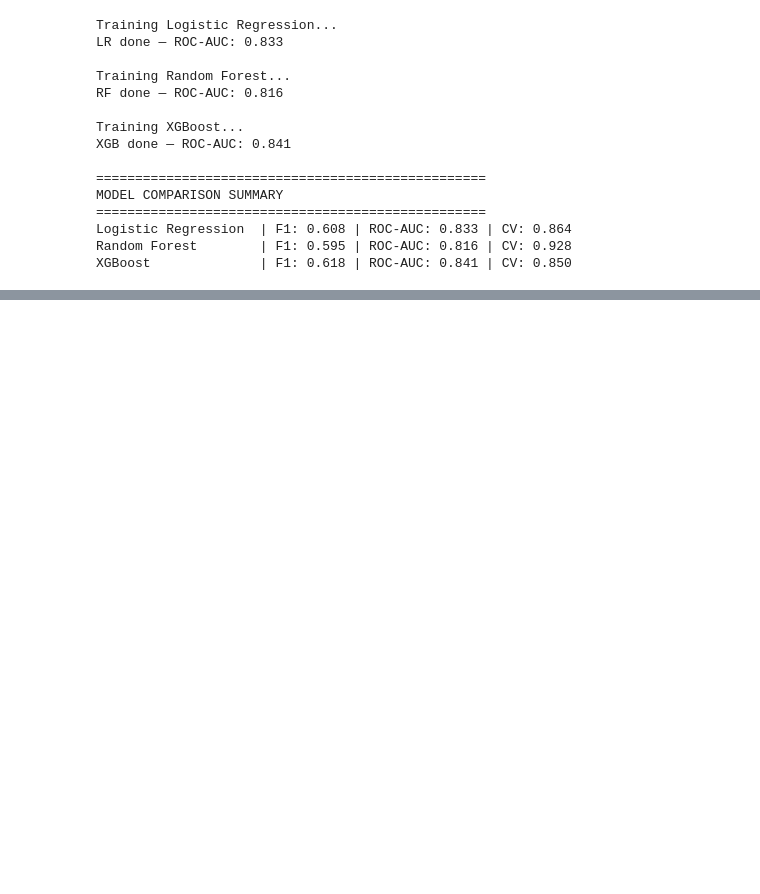
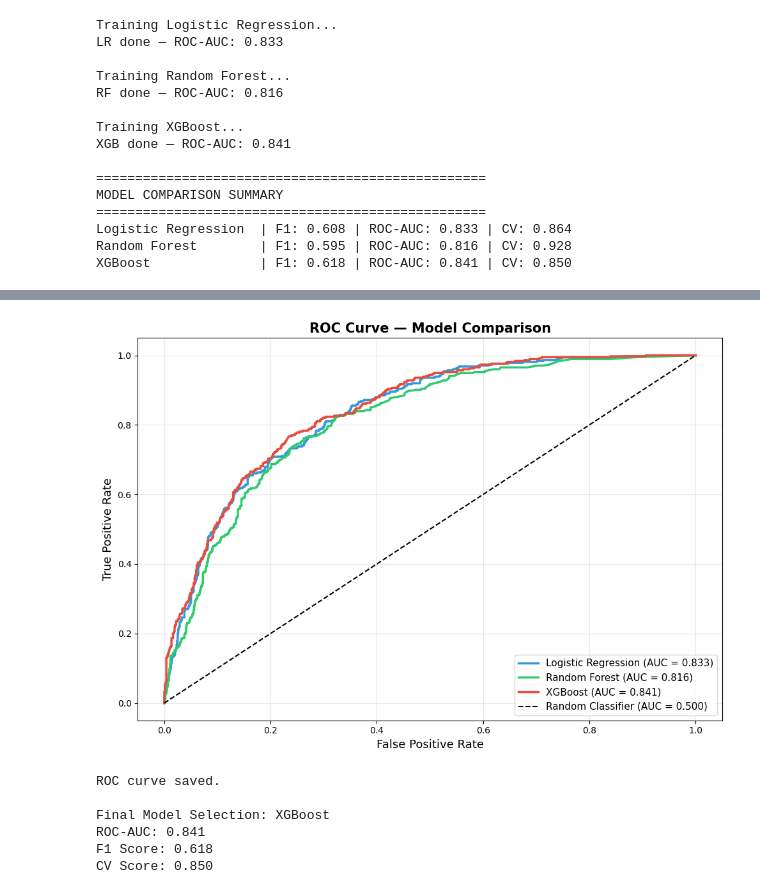
Before and after one commit to PatrickOnuohaJr/Churn-Prediction, a Jupyter notebook: Churn_Prediction_v2.ipynb, the cells around one changed output, grey strips where cells are left out. Saved outputs shown, nothing was run; the diff lists cells and outputs as text; code cells hidden in the pictures; blank space fills up the shorter version.

```diff
--- a/Churn_Prediction_v2.ipynb
+++ b/Churn_Prediction_v2.ipynb
@@ -280,0 +342,46 @@ XGBoost              | F1: 0.618 | ROC-AUC: 0.841 | CV: 0.850
+# %%
+# ============================================================
+# SECTION 8: ROC CURVE COMPARISON
+# ============================================================
+
+plt.figure(figsize=(10, 7))
+
+# Plot ROC curve for each model
+models_plot = {
+    'Logistic Regression': (y_prob_lr, '#3498db'),
+    'Random Forest': (y_prob_rf, '#2ecc71'),
+    'XGBoost': (y_prob_xgb, '#e74c3c')
+}
+
+for name, (y_prob, color) in models_plot.items():
+    fpr, tpr, _ = roc_curve(y_test, y_prob)
+    auc = roc_auc_score(y_test, y_prob)
+    plt.plot(fpr, tpr, color=color, linewidth=2.5,
+             label=f'{name} (AUC = {auc:.3f})')
+
+# Plot random baseline
+plt.plot([0, 1], [0, 1], 'k--', linewidth=1.5, label='Random Classifier (AUC = 0.500)')
+
+# Formatting
+plt.xlabel('False Positive Rate', fontsize=13)
+plt.ylabel('True Positive Rate', fontsize=13)
+plt.title('ROC Curve — Model Comparison', fontsize=15, fontweight='bold')
+plt.legend(loc='lower right', fontsize=11)
+plt.grid(alpha=0.3)
+plt.tight_layout()
+plt.savefig('Visualizations/roc_curve_comparison.png', dpi=150, bbox_inches='tight')
+plt.show()
+
+print("ROC curve saved.")
+print(f"\nFinal Model Selection: XGBoost")
+print(f"ROC-AUC: {results['XGBoost']['roc_auc']:.3f}")
+print(f"F1 Score: {results['XGBoost']['f1']:.3f}")
+print(f"CV Score: {results['XGBoost']['cv_score']:.3f}")
+# %% [output]
+[figure, added]
+ROC curve saved.
+
+Final Model Selection: XGBoost
+ROC-AUC: 0.841
+F1 Score: 0.618
+CV Score: 0.850
```
Also changed, not shown: parts of 3 cells of this notebook, 9 other files.
